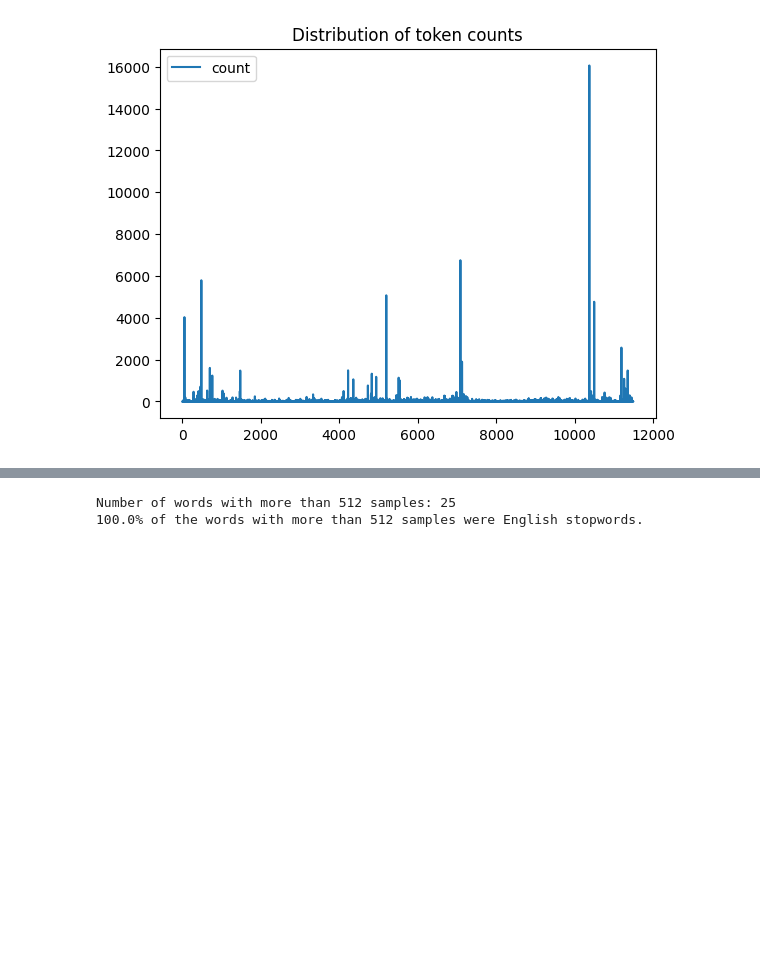
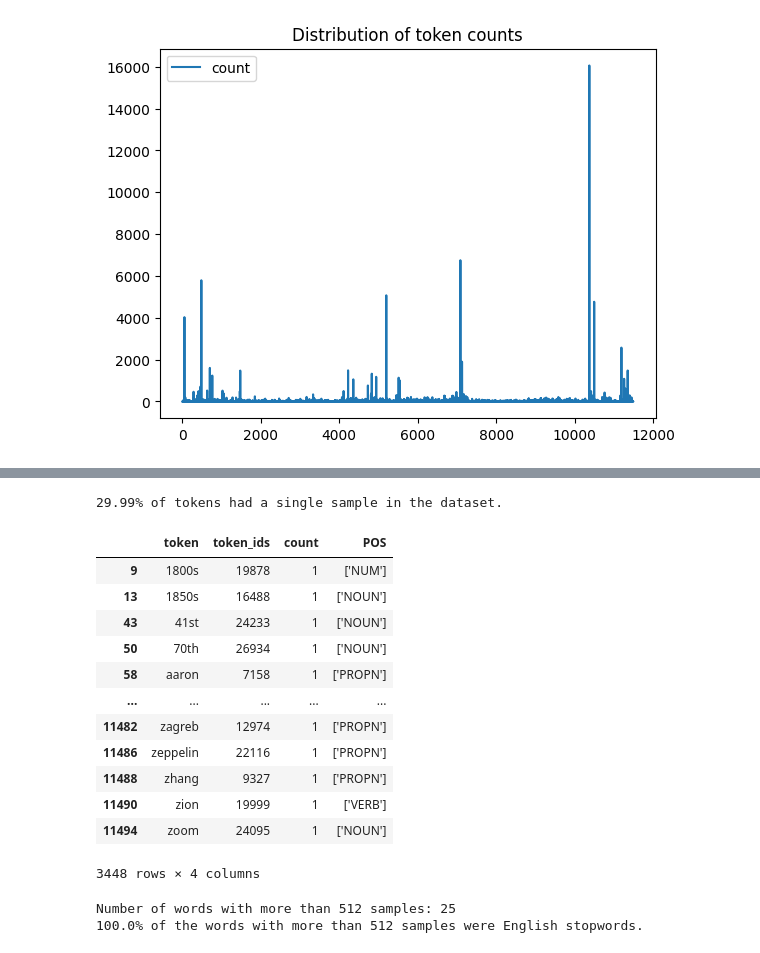
Before and after one commit to NazaninShafiabadi/NeuralLMs, a Jupyter notebook: src/stats.ipynb, the cells around one changed output, grey strips where cells are left out. Saved outputs shown, nothing was run; the diff lists cells and outputs as text; code cells hidden in the pictures; blank space fills up the shorter version.

```diff
--- a/src/stats.ipynb
+++ b/src/stats.ipynb
@@ -141,0 +142,19 @@ highly_frequent
+# %%
+least_frequent = wordbank[wordbank['count'].apply(lambda x: x == 1)]
+print(f'{(len(least_frequent))/len(wordbank)*100:.2f}% of tokens had a single sample in the dataset.')
+least_frequent
+# %% [output]
+29.99% of tokens had a single sample in the dataset.
+|  | token | token_ids | count | POS |
+| 9 | 1800s | 19878 | 1 | ['NUM'] |
+| 13 | 1850s | 16488 | 1 | ['NOUN'] |
+| 43 | 41st | 24233 | 1 | ['NOUN'] |
+| 50 | 70th | 26934 | 1 | ['NOUN'] |
+| 58 | aaron | 7158 | 1 | ['PROPN'] |
+| ... | ... | ... | ... | ... |
+| 11482 | zagreb | 12974 | 1 | ['PROPN'] |
+| 11486 | zeppelin | 22116 | 1 | ['PROPN'] |
+| 11488 | zhang | 9327 | 1 | ['PROPN'] |
+| 11490 | zion | 19999 | 1 | ['VERB'] |
+| 11494 | zoom | 24095 | 1 | ['NOUN'] |
+3448 rows × 4 columns
```
Also changed, not shown: parts of 2 cells of this notebook, 2 other files.
